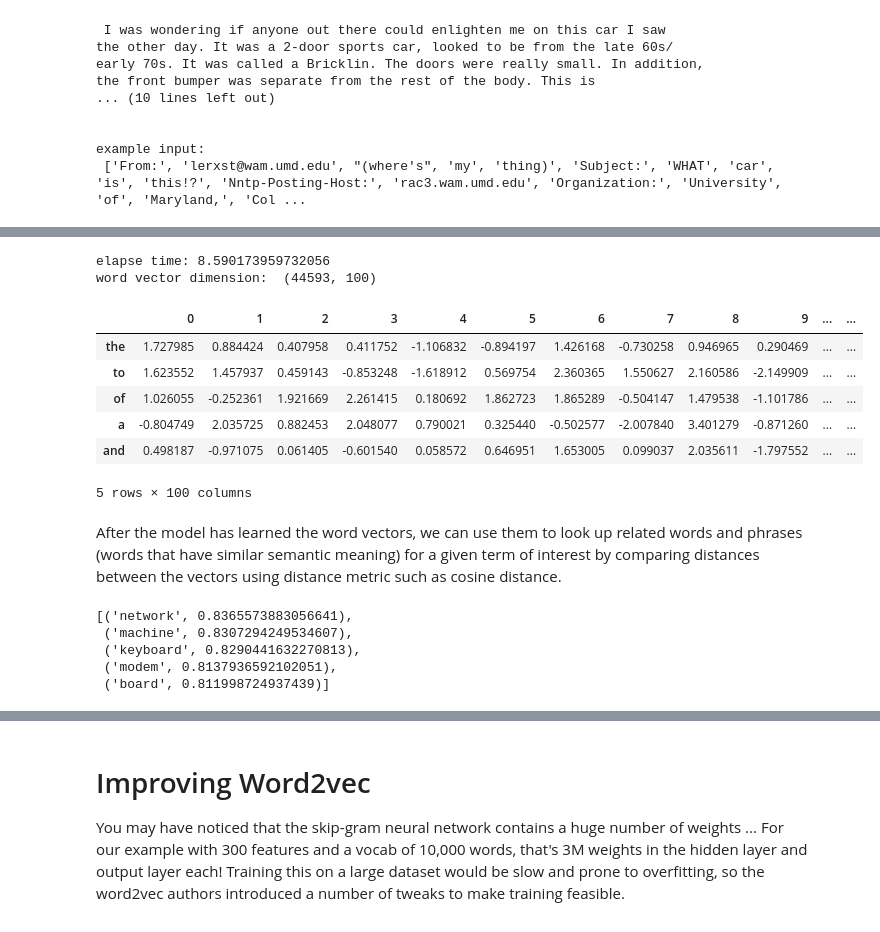
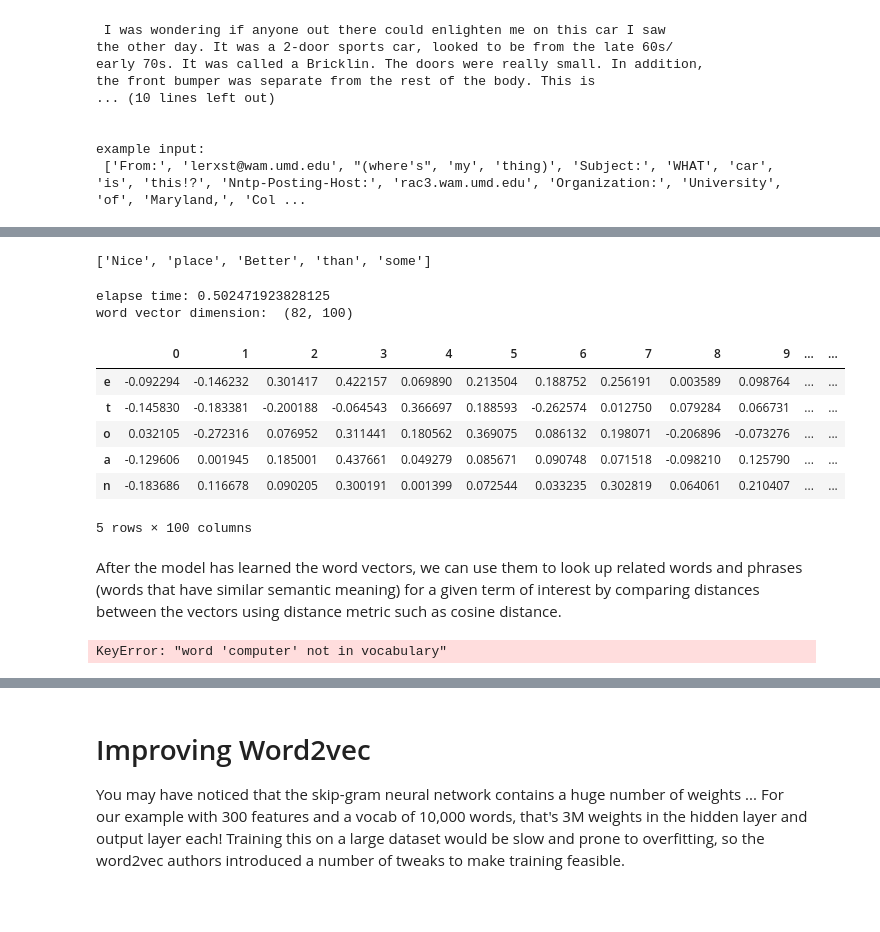
Before and after one commit to ethen8181/programming, a Jupyter notebook: word2vec/word2vec_detailed.ipynb, the cells around one changed output, grey strips where cells are left out. Drawn from its saved outputs; the diff is of its cells as text; code cells hidden in the pictures.

Commit message:
word2vec

```diff
--- a/word2vec/word2vec_detailed.ipynb
+++ b/word2vec/word2vec_detailed.ipynb
@@ -84,3 +84,10 @@ the front bumper was separate from the rest of the body. This is
 
 example input:
  ['From:', 'lerxst@wam.umd.edu', "(where's", 'my', 'thing)', 'Subject:', 'WHAT', 'car', 'is', 'this!?', 'Nntp-Posting-Host:', 'rac3.wam.umd.edu', 'Organization:', 'University', 'of', 'Maryland,', 'Col ...
+# %%
+# we'll be using reviews of a hotel obtained from tripadvisor’s website
+# to showcase the general process
+reviews = pd.read_table('hotelreviews.txt', names = ['text'])
+docs = [doc.split() for doc in reviews['text']]
+sentences = [word for doc in docs for word in doc]
+reviews.head()
@@ -87,43 +101,38 @@ example input:
+# %%
+sentences[:5]
+# %% [output]
+['Nice', 'place', 'Better', 'than', 'some']
 # %%
 # apart from the input sentence, the only additional paramter
 # we'll set is to specify use all possible cpu to train the model
 workers = cpu_count()
 
 start = time()
-word2vec = Word2Vec(documents, workers = workers)
+word2vec = Word2Vec(sentences, workers = workers)
 elapse = time() - start
 print('elapse time:', elapse)
-
-# we can save and load the model if needed
-# word2vec_checkpoint = 'word2vec'
-# word2vec.save(word2vec_checkpoint)
-# word2vec = Word2Vec.load(word2vec_checkpoint)
 
 # obtain the learned word vectors (.wv.syn0)
 # and the vocabulary/word that corresponds to each word vector
 word_vectors = pd.DataFrame(word2vec.wv.syn0, index = word2vec.wv.index2word)
 print('word vector dimension: ', word_vectors.shape)
 word_vectors.head()
 # %% [output]
-elapse time: 8.590173959732056
-word vector dimension:  (44593, 100)
+elapse time: 0.502471923828125
+word vector dimension:  (82, 100)
 |  | 0 | 1 | 2 | 3 | 4 | 5 | 6 | 7 | 8 | 9 | ... | ... |
-| the | 1.727985 | 0.884424 | 0.407958 | 0.411752 | -1.106832 | -0.894197 | 1.426168 | -0.730258 | 0.946965 | 0.290469 | ... | ... |
-| to | 1.623552 | 1.457937 | 0.459143 | -0.853248 | -1.618912 | 0.569754 | 2.360365 | 1.550627 | 2.160586 | -2.149909 | ... | ... |
-| of | 1.026055 | -0.252361 | 1.921669 | 2.261415 | 0.180692 | 1.862723 | 1.865289 | -0.504147 | 1.479538 | -1.101786 | ... | ... |
-| a | -0.804749 | 2.035725 | 0.882453 | 2.048077 | 0.790021 | 0.325440 | -0.502577 | -2.007840 | 3.401279 | -0.871260 | ... | ... |
-| and | 0.498187 | -0.971075 | 0.061405 | -0.601540 | 0.058572 | 0.646951 | 1.653005 | 0.099037 | 2.035611 | -1.797552 | ... | ... |
+| e | -0.092294 | -0.146232 | 0.301417 | 0.422157 | 0.069890 | 0.213504 | 0.188752 | 0.256191 | 0.003589 | 0.098764 | ... | ... |
+| t | -0.145830 | -0.183381 | -0.200188 | -0.064543 | 0.366697 | 0.188593 | -0.262574 | 0.012750 | 0.079284 | 0.066731 | ... | ... |
+| o | 0.032105 | -0.272316 | 0.076952 | 0.311441 | 0.180562 | 0.369075 | 0.086132 | 0.198071 | -0.206896 | -0.073276 | ... | ... |
+| a | -0.129606 | 0.001945 | 0.185001 | 0.437661 | 0.049279 | 0.085671 | 0.090748 | 0.071518 | -0.098210 | 0.125790 | ... | ... |
+| n | -0.183686 | 0.116678 | 0.090205 | 0.300191 | 0.001399 | 0.072544 | 0.033235 | 0.302819 | 0.064061 | 0.210407 | ... | ... |
 5 rows × 100 columns
 # %% [markdown]
 After the model has learned the word vectors, we can use them to look up related words and phrases (words that have similar semantic meaning) for a given term of interest by comparing distances between the vectors using distance metric such as cosine distance.
 # %%
 word2vec.wv.most_similar(positive = ['computer'], topn = 5)
 # %% [output]
-[('network', 0.8365573883056641),
- ('machine', 0.8307294249534607),
- ('keyboard', 0.8290441632270813),
- ('modem', 0.8137936592102051),
- ('board', 0.811998724937439)]
+KeyError: "word 'computer' not in vocabulary"
 # %% [markdown]
 Apart from finding similar words using distance metric such as cosine distance, word vectors have the remarkable property that analogies between words seem to be encoded in the difference between word vectors. For example there seems to be a constant male-female difference vector:
 
```
Also changed, not shown: parts of 53 cells of this notebook, 7 other files.
